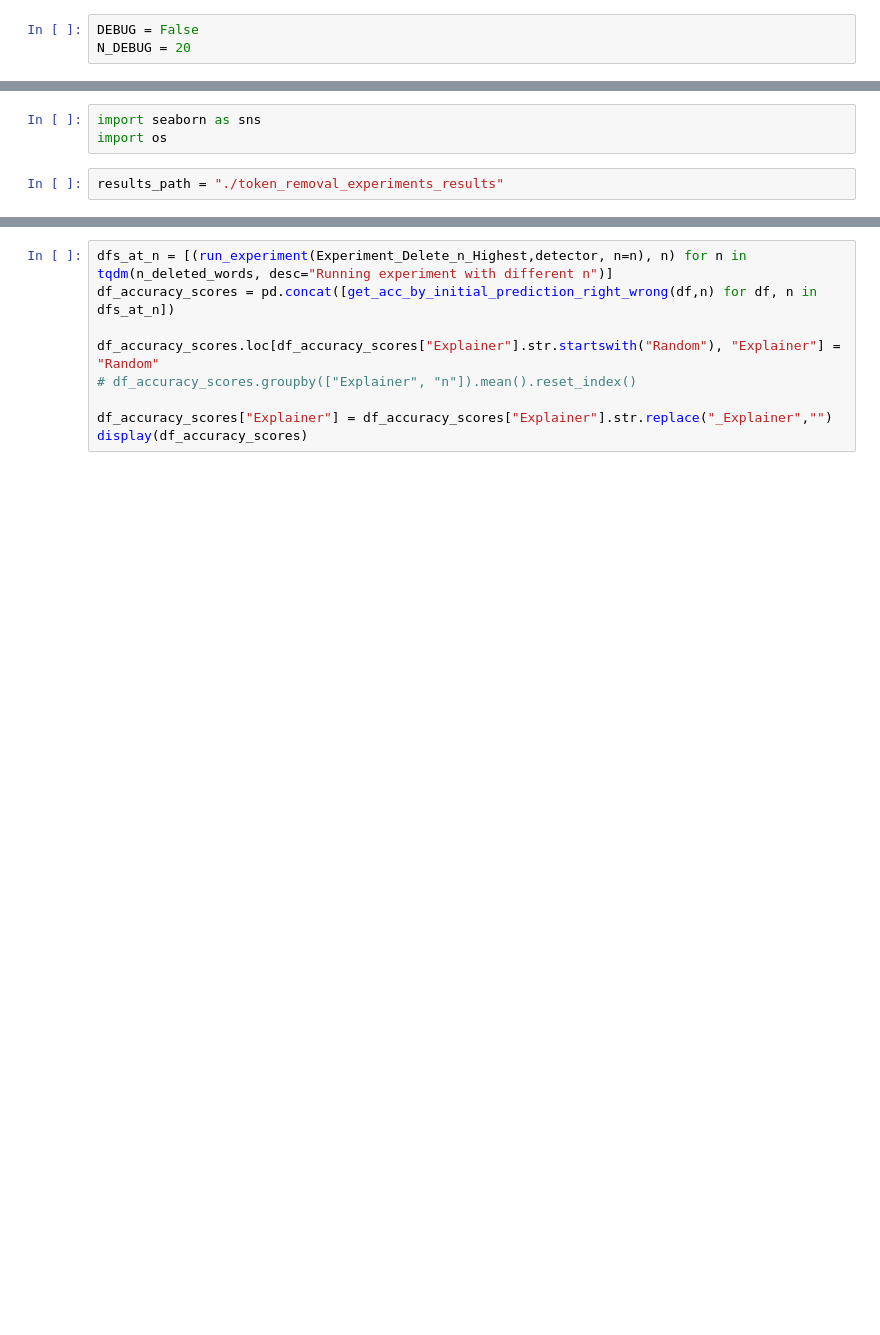
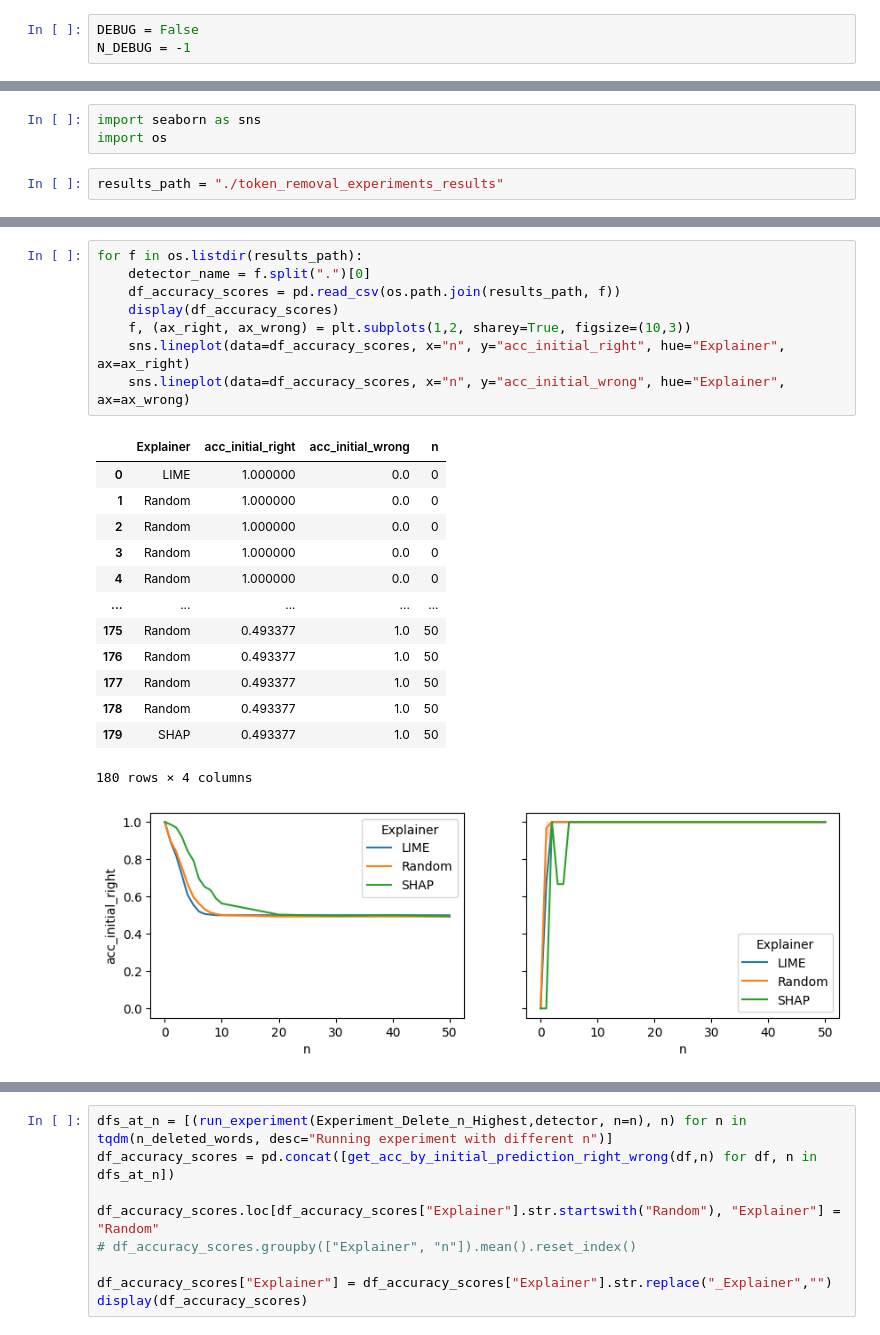
Before and after one commit to loris3/evaluation_explanation_quality, a Jupyter notebook: token_removal_experiments.ipynb, the cells around one changed output, grey strips where cells are left out. Drawn from its saved outputs; the diff is of its cells as text; blank space fills up the shorter version.

```diff
--- a/token_removal_experiments.ipynb
+++ b/token_removal_experiments.ipynb
@@ -1,6 +1,6 @@
 # %%
 DEBUG = False
-N_DEBUG = 20
+N_DEBUG = -1
 # %%
 import pandas as pd
 import numpy as np
@@ -254,0 +237,23 @@ Special tokens have been added in the vocabulary, make sure the associated word
+# %%
+for f in os.listdir(results_path):
+    detector_name = f.split(".")[0]
+    df_accuracy_scores = pd.read_csv(os.path.join(results_path, f))
+    display(df_accuracy_scores)
+    f, (ax_right, ax_wrong) = plt.subplots(1,2, sharey=True, figsize=(10,3))
+    sns.lineplot(data=df_accuracy_scores, x="n", y="acc_initial_right", hue="Explainer", ax=ax_right)
+    sns.lineplot(data=df_accuracy_scores, x="n", y="acc_initial_wrong", hue="Explainer", ax=ax_wrong)
+# %% [output]
+|  | Explainer | acc_initial_right | acc_initial_wrong | n |
+| 0 | LIME | 1.000000 | 0.0 | 0 |
+| 1 | Random | 1.000000 | 0.0 | 0 |
+| 2 | Random | 1.000000 | 0.0 | 0 |
+| 3 | Random | 1.000000 | 0.0 | 0 |
+| 4 | Random | 1.000000 | 0.0 | 0 |
+| ... | ... | ... | ... | ... |
+| 175 | Random | 0.493377 | 1.0 | 50 |
+| 176 | Random | 0.493377 | 1.0 | 50 |
+| 177 | Random | 0.493377 | 1.0 | 50 |
+| 178 | Random | 0.493377 | 1.0 | 50 |
+| 179 | SHAP | 0.493377 | 1.0 | 50 |
+180 rows × 4 columns
+[figure, added]
```
Also changed, not shown: parts of 4 cells of this notebook, 7 other files.
